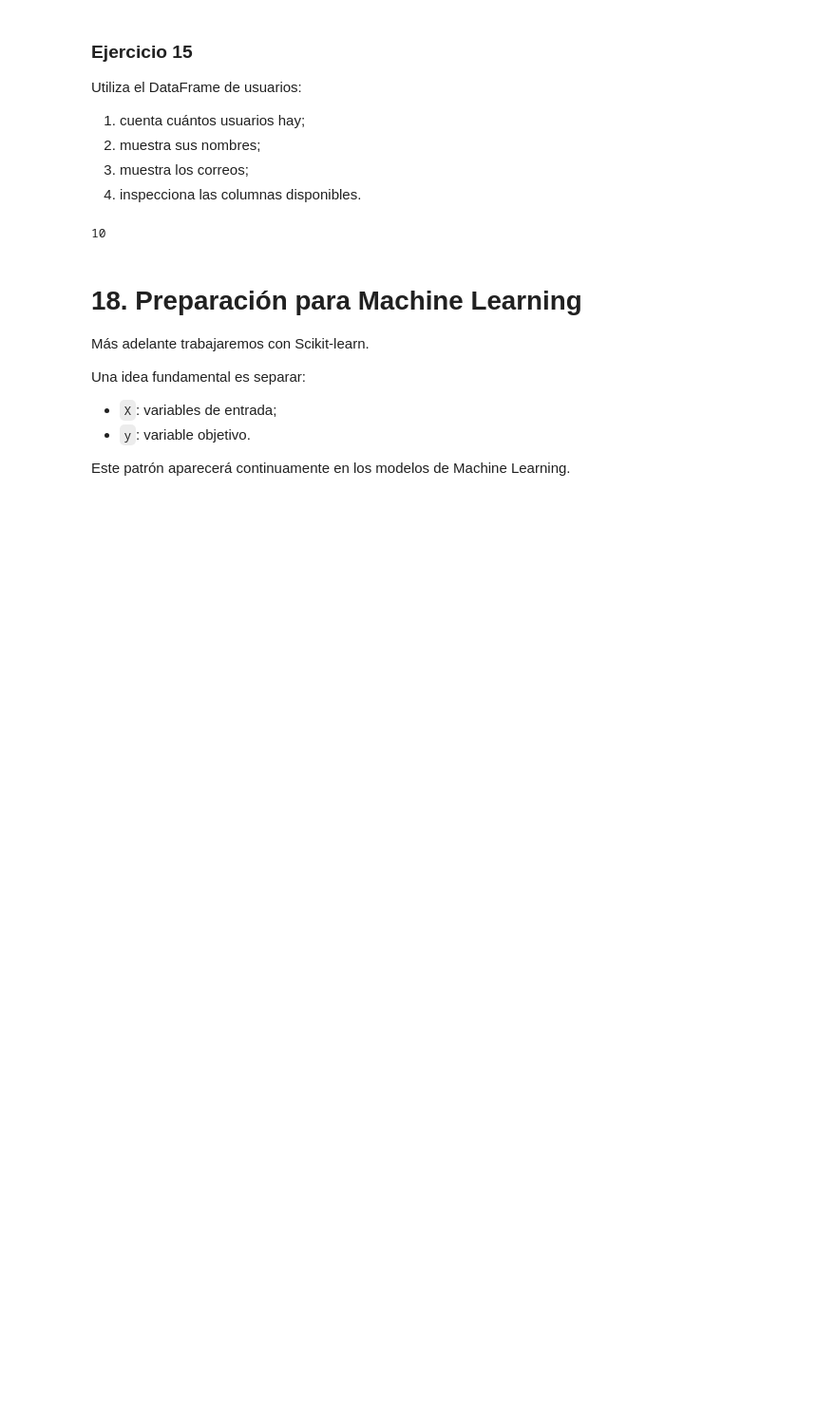
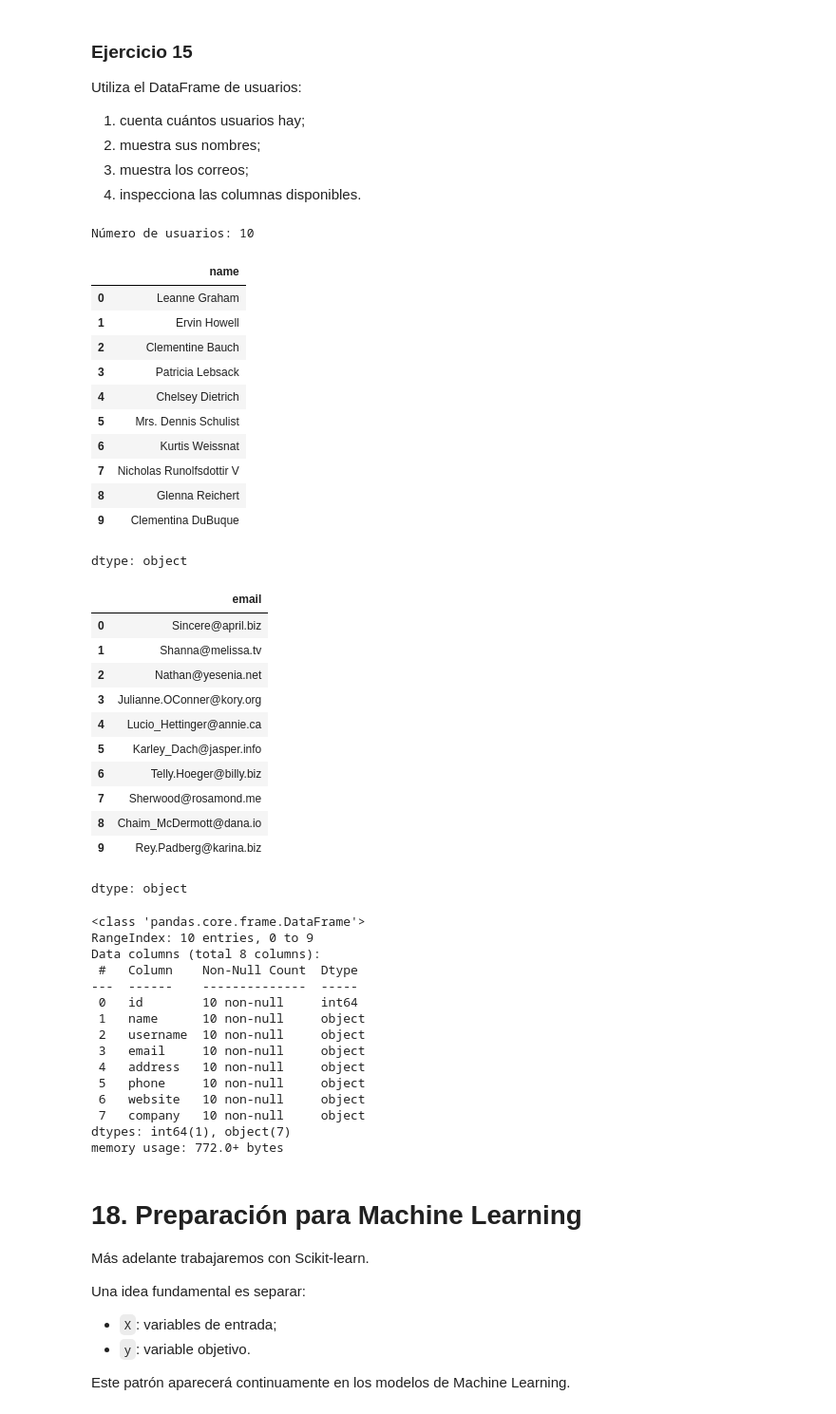
Before and after one commit to andreserenaquintilla/Ejercicios_Big_Data, a Jupyter notebook: Guia_Python_BDIA.ipynb, the cells around one changed output. Shown at 95% size. Cells and saved outputs as stored; diff of their text form; code cells hidden in the pictures; blank space fills up the shorter version.

```diff
--- a/Guia_Python_BDIA.ipynb
+++ b/Guia_Python_BDIA.ipynb
@@ -1214,12 +1214,59 @@ Utiliza el DataFrame de usuarios:
 2. muestra sus nombres;
 3. muestra los correos;
 4. inspecciona las columnas disponibles.
-# %%
-# Escribe aquí tu solución
-usuarios = pd.DataFrame(datos)
-print(usuarios.shape[0])
-# %% [output]
-10
+# %%
+# 1. contamos cuántos usuarios hay (cada fila es un usuario)
+print("Número de usuarios:", len(usuarios))
+
+# 2. mostramos los nombres
+display(usuarios["name"])
+
+# 3. mostramos los correos
+display(usuarios["email"])
+
+# 4. vemos qué columnas hay y de qué tipo es cada una
+usuarios.info()
+# %% [output]
+Número de usuarios: 10
+|  | name |
+| 0 | Leanne Graham |
+| 1 | Ervin Howell |
+| 2 | Clementine Bauch |
+| 3 | Patricia Lebsack |
+| 4 | Chelsey Dietrich |
+| 5 | Mrs. Dennis Schulist |
+| 6 | Kurtis Weissnat |
+| 7 | Nicholas Runolfsdottir V |
+| 8 | Glenna Reichert |
+| 9 | Clementina DuBuque |
+dtype: object
+|  | email |
+| 0 | Sincere@april.biz |
+| 1 | Shanna@melissa.tv |
+| 2 | Nathan@yesenia.net |
+| 3 | Julianne.OConner@kory.org |
+| 4 | Lucio_Hettinger@annie.ca |
+| 5 | Karley_Dach@jasper.info |
+| 6 | Telly.Hoeger@billy.biz |
+| 7 | Sherwood@rosamond.me |
+| 8 | Chaim_McDermott@dana.io |
+| 9 | Rey.Padberg@karina.biz |
+dtype: object
+<class 'pandas.core.frame.DataFrame'>
+RangeIndex: 10 entries, 0 to 9
+Data columns (total 8 columns):
+ #   Column    Non-Null Count  Dtype
+---  ------    --------------  -----
+ 0   id        10 non-null     int64
+ 1   name      10 non-null     object
+ 2   username  10 non-null     object
+ 3   email     10 non-null     object
+ 4   address   10 non-null     object
+ 5   phone     10 non-null     object
+ 6   website   10 non-null     object
+ 7   company   10 non-null     object
+dtypes: int64(1), object(7)
+memory usage: 772.0+ bytes
 # %% [markdown]
 # 18. Preparación para Machine Learning
 
```
Also changed, not shown: parts of 6 cells of this notebook.
